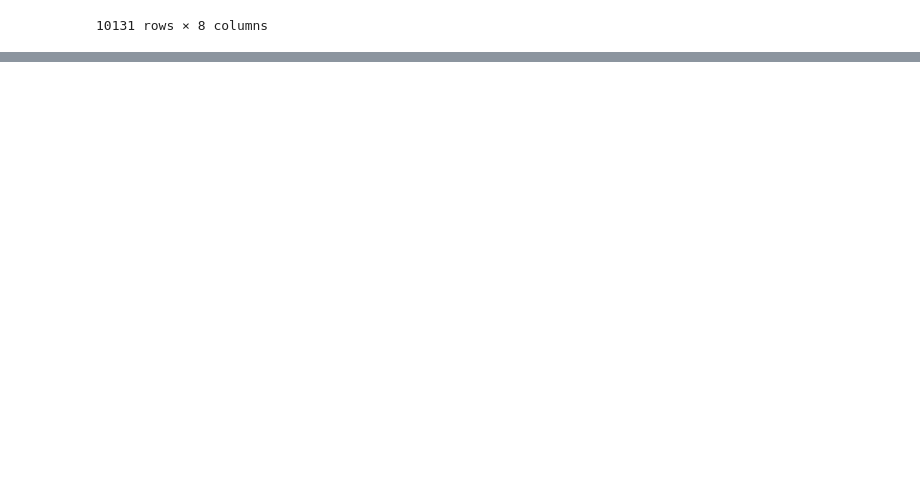
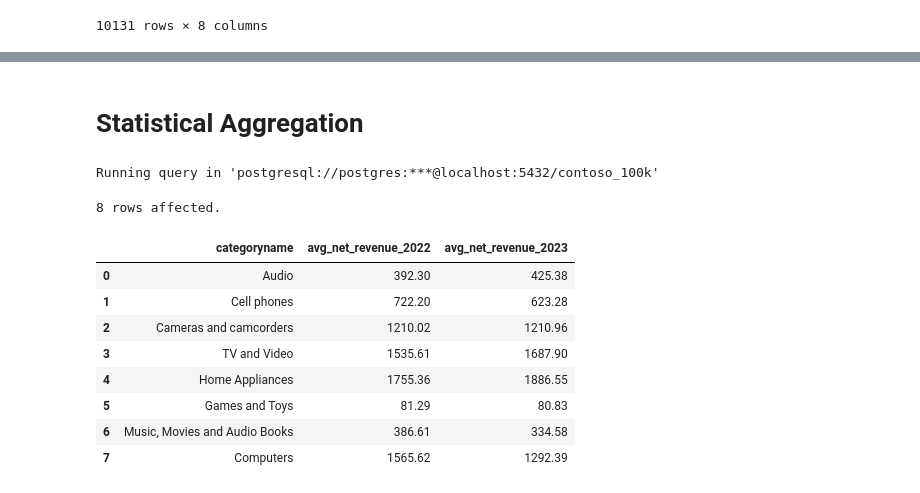
Before and after one commit to Vugar-Nasirli/Postgre_SQL_Beginner, a Jupyter notebook: Resources/Blank_SQL_Notebook.ipynb, the cells around one changed output, grey strips where cells are left out. Cells and saved outputs as stored; diff of their text form; code cells hidden in the pictures; blank space fills up the shorter version.

```diff
--- a/Resources/Blank_SQL_Notebook.ipynb
+++ b/Resources/Blank_SQL_Notebook.ipynb
@@ -212,0 +330,26 @@ Running query in 'postgresql://postgres:***@localhost:5432/contoso_100k'
+# %% [markdown]
+# Statistical Aggregation
+# %%
+%%sql
+SELECT
+  p.categoryname,
+  AVG(CASE WHEN EXTRACT(YEAR FROM s.orderdate) = '2022' THEN s.quantity * s.netprice * exchangerate END) AS avg_net_revenue_2022,
+  AVG(CASE WHEN EXTRACT(YEAR FROM s.orderdate) = '2023' THEN s.quantity * s.netprice * exchangerate END) AS avg_net_revenue_2023
+FROM
+  product p
+LEFT JOIN
+  sales s ON p.productkey = s.productkey
+GROUP BY
+  p.categoryname;
+# %% [output]
+Running query in 'postgresql://postgres:***@localhost:5432/contoso_100k'
+8 rows affected.
+|  | categoryname | avg_net_revenue_2022 | avg_net_revenue_2023 |
+| 0 | Audio | 392.30 | 425.38 |
+| 1 | Cell phones | 722.20 | 623.28 |
+| 2 | Cameras and camcorders | 1210.02 | 1210.96 |
+| 3 | TV and Video | 1535.61 | 1687.90 |
+| 4 | Home Appliances | 1755.36 | 1886.55 |
+| 5 | Games and Toys | 81.29 | 80.83 |
+| 6 | Music, Movies and Audio Books | 386.61 | 334.58 |
+| 7 | Computers | 1565.62 | 1292.39 |
```
Also changed, not shown: parts of 13 cells of this notebook.
